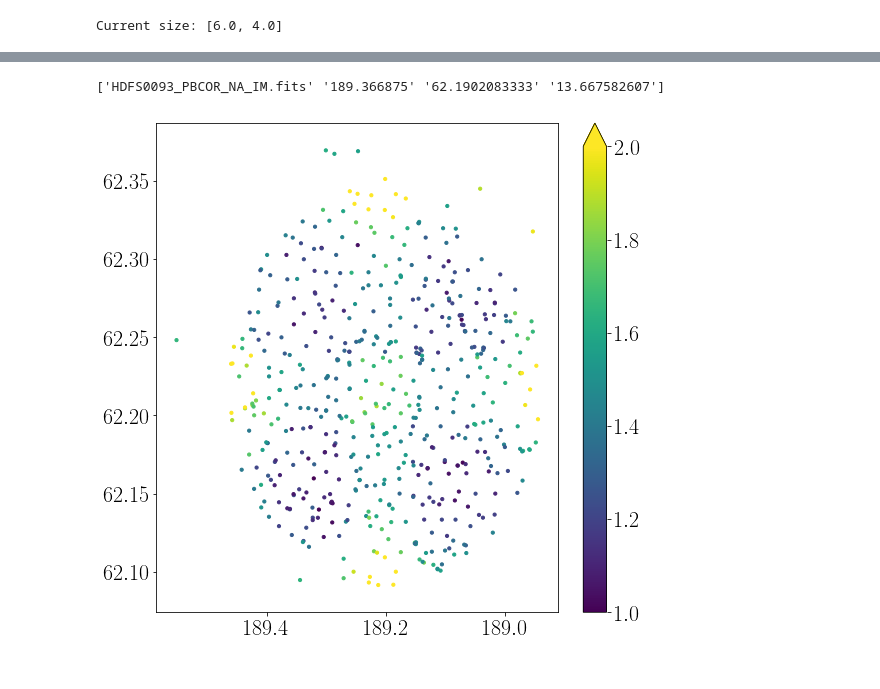
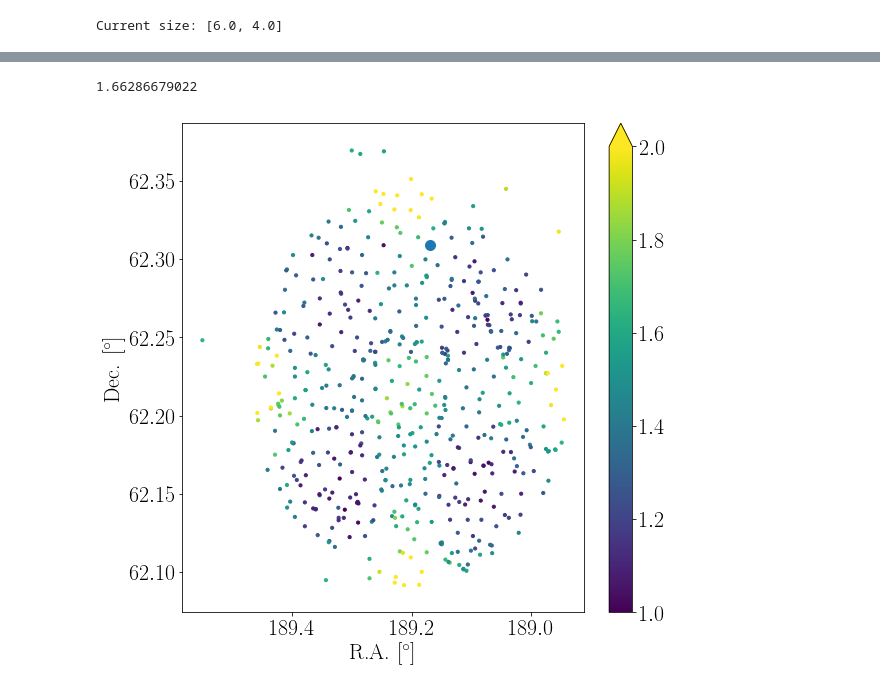
Before and after one commit to jradcliffe5/EVN_pbcor, a Jupyter notebook: Sanity_checks/PB_error_scalings.ipynb, the cells around one changed output, grey strips where cells are left out. Saved outputs shown, nothing was run; the diff lists cells and outputs as text; code cells hidden in the pictures.

```diff
--- a/Sanity_checks/PB_error_scalings.ipynb
+++ b/Sanity_checks/PB_error_scalings.ipynb
@@ -52,14 +52,21 @@ for k in telescope_index:
     k = int(k)
     for i in range(len(x_central)):
         if x_central[i][0].startswith('HDFC'):
-            RA = RA + [float(x_central[i][1])]
+            if float(x[i][1]) > 360:
+                    RA = RA + [float(x_central[i][1]) -360]
+            else:
+                    RA = RA + [float(x_central[i][1])]
             Dec = Dec + [float(x_central[i][2])]
             telescope_corr = telescope_corr + x_central[i][3][int(k)].values()
+            if x_central[i][0].startswith('HDFC0153'):
+                    HDFC0153central_corr = x_central[i][3]
     fig, ax = plt.subplots()
     plt.gca().invert_xaxis()
     scat = ax.scatter(RA, Dec, c=telescope_corr, s=10,vmin=1,vmax=1.1)
     plt.title(r'Telescope=%s' % (telescope_name[k]))
     plt.colorbar(scat,extend='max')
+    plt.xlabel(r'R.A. [$^\circ$]')
+    plt.ylabel(r'Dec. [$^\circ$]')
     plt.savefig(r'Telescope_%s' % (telescope_name[k]), bbox_inches='tight')
     plt.show()
 # %% [output]
@@ -86,19 +93,28 @@ telescope_name = ['EF','JB']
 RA = []
 Dec = []
 telescope_corr = []
+HDFC0153outside_corr = []
 for j in Pointing:
     x = x_outside[j]
     for k in telescope_index:
         for i in range(len(x)):
             if x[i][0].startswith('HDFC'):
-                RA = RA + [float(x[i][1])]
+                if float(x[i][1]) > 360:
+                    RA = RA + [float(x[i][1]) -360]
+                else:
+                    RA = RA + [float(x[i][1])]
+
                 Dec = Dec + [float(x[i][2])]
                 telescope_corr = telescope_corr + x[i][3][k].values()
+                if x[i][0].startswith('HDFC0153'):
+                    HDFC0153outside_corr = HDFC0153outside_corr + [x[i][3]]
         fig, ax = plt.subplots()
         plt.gca().invert_xaxis()
         scat = ax.scatter(RA, Dec, c=telescope_corr, s=10,vmin=0, vmax=5)
         plt.title(r'Telescope=%s Pointing=%s' % (telescope_name[k],j))
         plt.colorbar(scat,extend='max')
+        plt.xlabel(r'R.A. [$^\circ$]')
+        plt.ylabel(r'Dec. [$^\circ$]')
         plt.savefig(r'Telescope_%s_Pointing_%s' % (telescope_name[k],j), bbox_inches='tight')
         plt.show()
 # %% [output]
@@ -115,26 +131,33 @@ for j in Pointing:
 # %%
 nopbcor = np.load('rms_nopbcor.npy').T
 pbcor = np.load('rms_pbcor.npy').T
-print pbcor[0]
+
 
 RA = []
 Dec = []
 nopbcor_rms = []
 pbcor_rms = []
 for i in range(len(nopbcor)):
     x = np.where(pbcor==nopbcor[i][0][:8]+'_PBCOR_NA_IM.fits')[0]
     if x:
+        if nopbcor[i][0][:8] == 'HDFC0153':
+            HDFC0153RA = float(nopbcor[i][1])
+            HDFC0153Dec = float(nopbcor[i][2])
+            print float(pbcor[x[0]][3])/float(nopbcor[i][3])
         RA = RA + [float(nopbcor[i][1])]
         Dec = Dec + [float(nopbcor[i][2])]
         nopbcor_rms = nopbcor_rms + [float(nopbcor[i][3])]
         pbcor_rms = pbcor_rms + [float(pbcor[x[0]][3])]
 
 fig, ax = plt.subplots()
 plt.gca().invert_xaxis()
 scat = ax.scatter(RA, Dec, c=np.array(pbcor_rms)/np.array(nopbcor_rms), s=10,vmin=1,vmax=2)
+HDFC0153_pos = ax.scatter(HDFC0153RA, HDFC0153Dec, s=100)
 plt.colorbar(scat,extend='max')
+plt.xlabel(r'R.A. [$^\circ$]')
+plt.ylabel(r'Dec. [$^\circ$]')
 plt.savefig(r'RMS_diff', bbox_inches='tight')
 plt.show()
 # %% [output]
-['HDFS0093_PBCOR_NA_IM.fits' '189.366875' '62.1902083333' '13.667582607']
+1.66286679022
-[figure, old version]
+[figure, new version]
```
Also changed, not shown: parts of 6 cells of this notebook, 44 other files.
